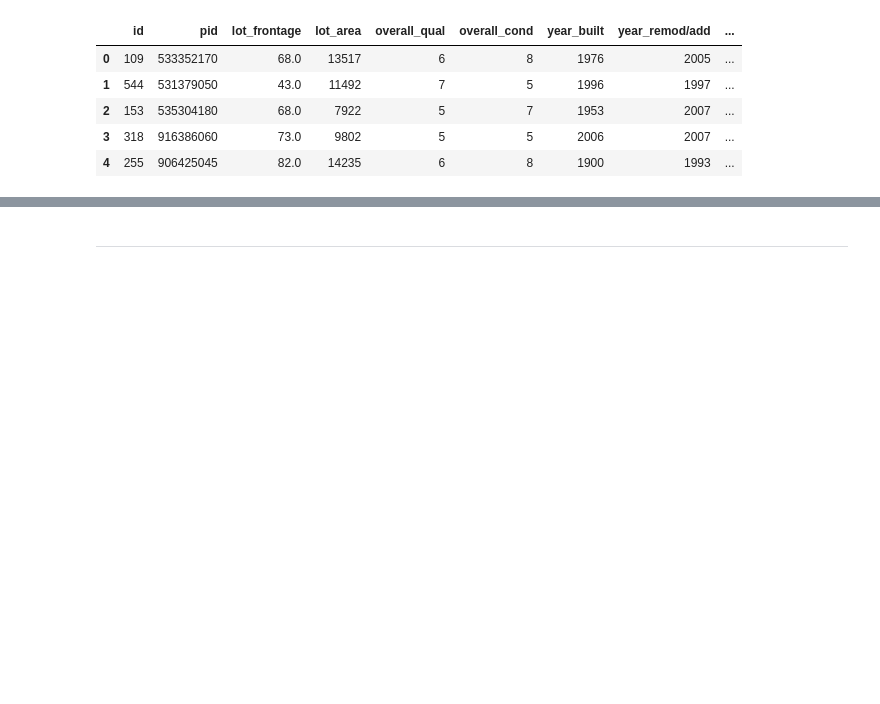
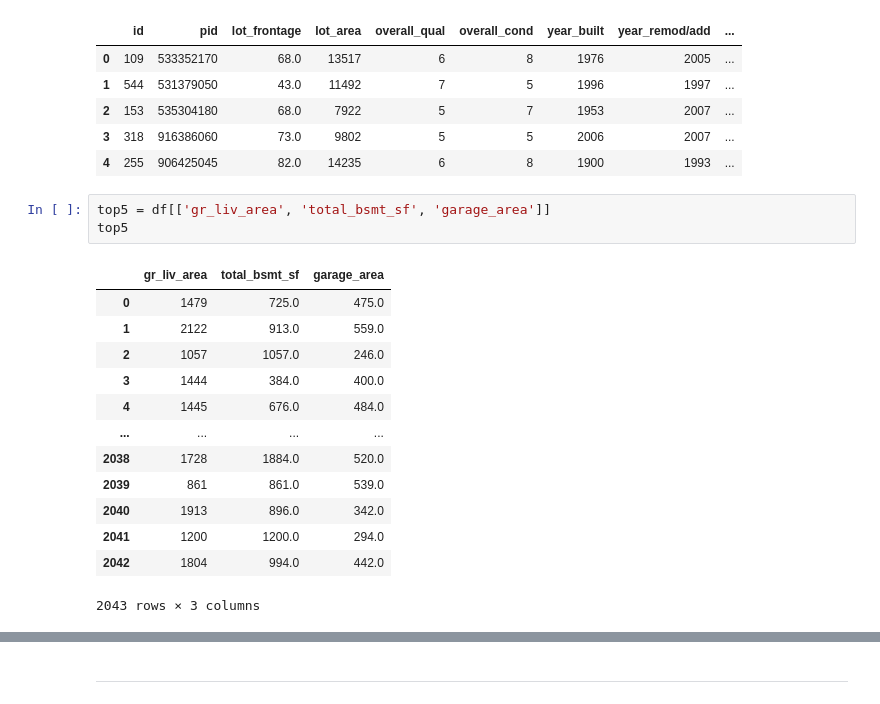
Before and after one commit to ajoneal/ames-iowa-housing-project, a Jupyter notebook: PCA.ipynb, the cells around one changed output, grey strips where cells are left out. Cells and saved outputs as stored; diff of their text form; blank space fills up the shorter version.

```diff
--- a/PCA.ipynb
+++ b/PCA.ipynb
@@ -54,3 +58,20 @@ df.head()
 | 2 | 153 | 535304180 | 68.0 | 7922 | 5 | 7 | 1953 | 2007 | ... |
 | 3 | 318 | 916386060 | 73.0 | 9802 | 5 | 5 | 2006 | 2007 | ... |
 | 4 | 255 | 906425045 | 82.0 | 14235 | 6 | 8 | 1900 | 1993 | ... |
+# %%
+top5 = df[['gr_liv_area', 'total_bsmt_sf', 'garage_area']]
+top5
+# %% [output]
+|  | gr_liv_area | total_bsmt_sf | garage_area |
+| 0 | 1479 | 725.0 | 475.0 |
+| 1 | 2122 | 913.0 | 559.0 |
+| 2 | 1057 | 1057.0 | 246.0 |
+| 3 | 1444 | 384.0 | 400.0 |
+| 4 | 1445 | 676.0 | 484.0 |
+| ... | ... | ... | ... |
+| 2038 | 1728 | 1884.0 | 520.0 |
+| 2039 | 861 | 861.0 | 539.0 |
+| 2040 | 1913 | 896.0 | 342.0 |
+| 2041 | 1200 | 1200.0 | 294.0 |
+| 2042 | 1804 | 994.0 | 442.0 |
+2043 rows × 3 columns
```
Also changed, not shown: parts of 7 cells of this notebook, 2 other files.
